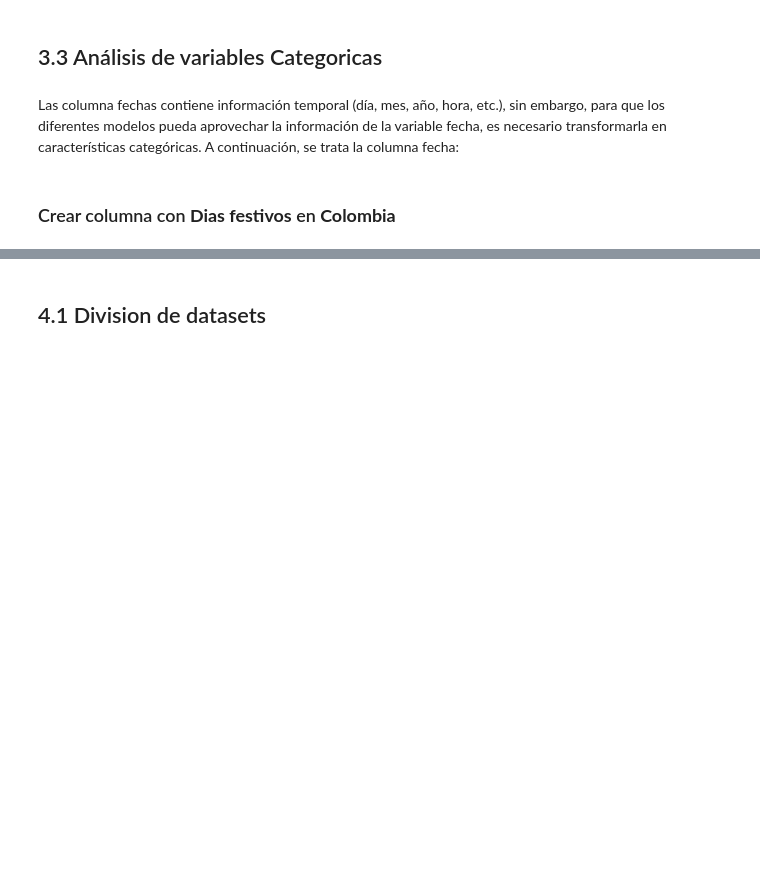
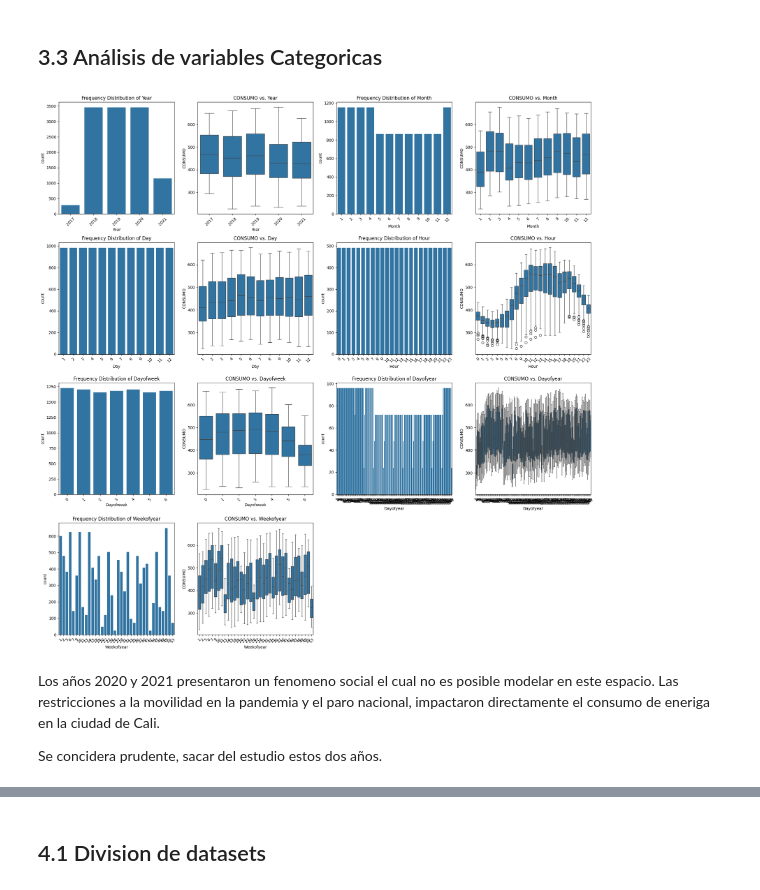
Before and after one commit to rchicangana/AnalisisDatosProyecto, a Jupyter notebook: ProyectoFinal.ipynb, the cells around one changed output, grey strips where cells are left out. Drawn from its saved outputs; the diff is of its cells as text; code cells hidden in the pictures; blank space fills up the shorter version.

```diff
--- a/ProyectoFinal.ipynb
+++ b/ProyectoFinal.ipynb
@@ -265,8 +281,38 @@ plt.show()
 # %% [markdown]
 ## 3.3  Análisis de variables Categoricas
-# %% [markdown]
-Las columna fechas contiene información temporal (día, mes, año, hora, etc.), sin embargo, para que los diferentes modelos pueda aprovechar la información de la variable fecha, es necesario transformarla en características categóricas.
-A continuación, se trata la columna fecha:
-# %% [markdown]
-### Crear columna con **Dias festivos** en **Colombia**
+# %%
+# Assuming 'df' is your DataFrame and 'categorical_cols' is defined
+#categorical_cols = ['Year', 'Month', 'Day', 'Hour', 'Dayofweek', 'Dayofyear', 'Weekofyear']
+
+# Determine the number of rows needed for the subplots
+num_cols = 4  # 4 columns per row
+num_rows = (len(categorical_cols) * 2 + num_cols - 1) // num_cols # Calculate the rows needed.
+
+# Create subplots in a grid
+fig, axes = plt.subplots(num_rows, num_cols, figsize=(20, 5 * num_rows))  # Adjust figsize as needed
+axes = axes.flatten()  # Flatten the 2D array of axes for easy iteration
+
+for i, col in enumerate(categorical_cols):
+    # Countplot
+    sns.countplot(x=col, data=df, ax=axes[i * 2])
+    axes[i * 2].set_title(f'Frequency Distribution of {col}')
+    axes[i * 2].tick_params(axis='x', rotation=45)  # Rotate x-axis labels if needed
+
+    # Boxplot
+    sns.boxplot(x=col, y='CONSUMO', data=df, ax=axes[i * 2 + 1])
+    axes[i * 2 + 1].set_title(f'CONSUMO vs. {col}')
+    axes[i * 2 + 1].tick_params(axis='x', rotation=45)  # Rotate x-axis labels if needed
+
+# Remove any unused subplots
+for j in range(len(categorical_cols) * 2, num_rows * num_cols):
+    fig.delaxes(axes[j])
+
+plt.tight_layout()  # Adjust subplot parameters to give specified padding.
+plt.show()
+# %% [output]
+[figure, added]
+# %% [markdown]
+Los años 2020 y 2021 presentaron un fenomeno social el cual no es posible modelar en este espacio. Las restricciones a la movilidad en la pandemia y el paro nacional, impactaron directamente el consumo de eneriga en la ciudad de Cali.
+
+Se concidera prudente, sacar del estudio estos dos años.
 # %%
```
Also changed, not shown: parts of 42 cells of this notebook.
